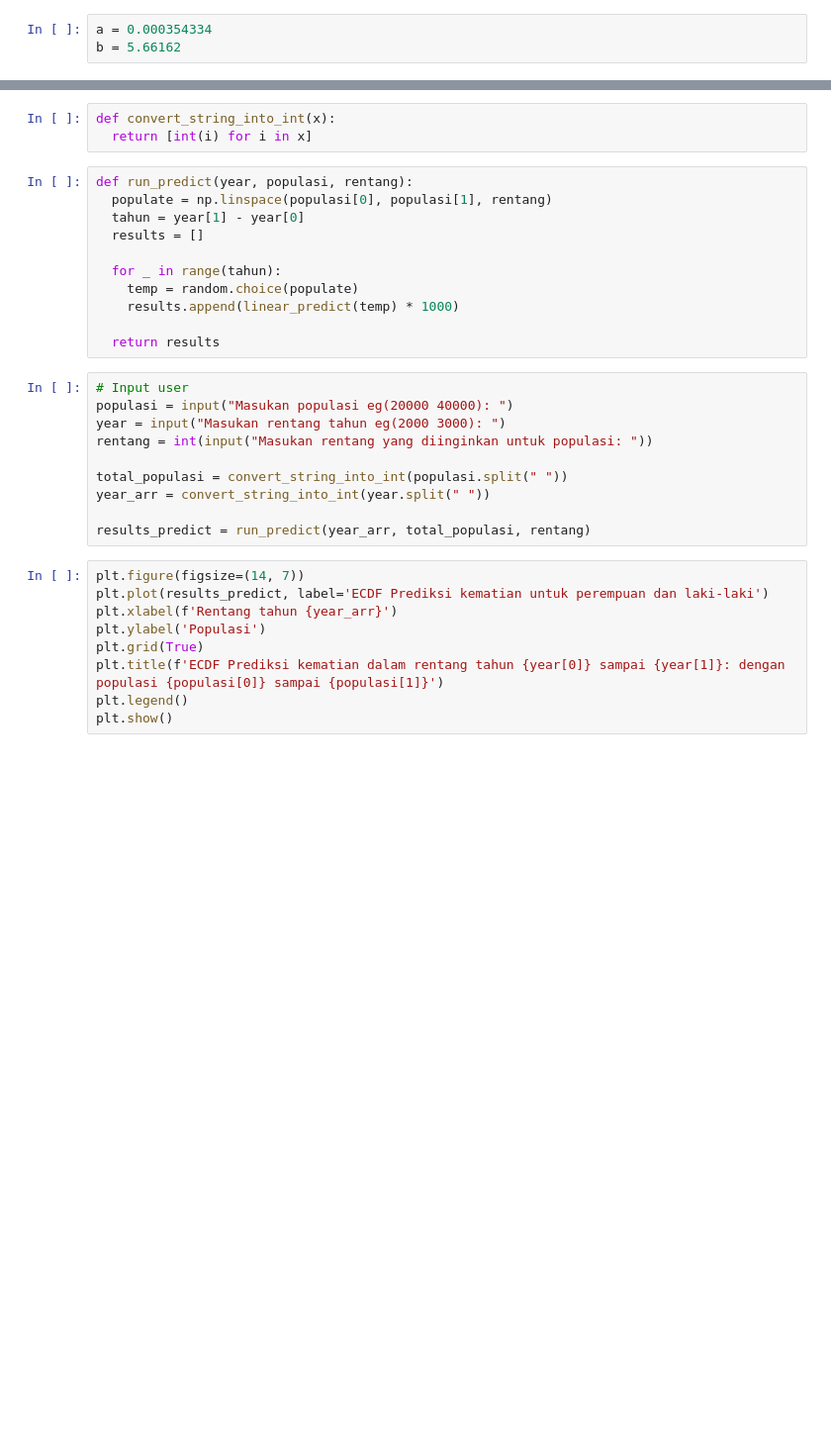
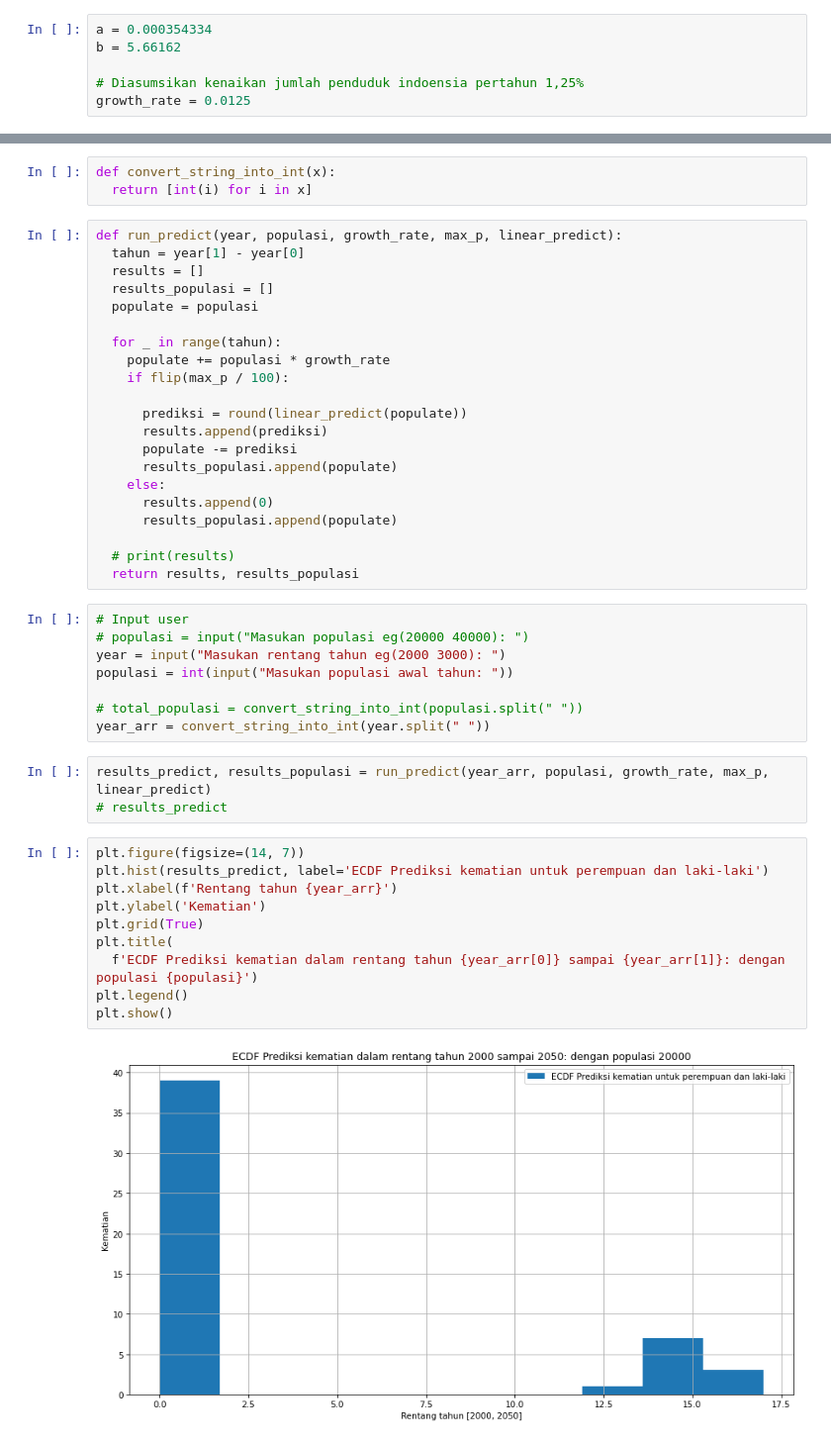
Before and after one commit to RH203/modsim-final-project, a Jupyter notebook: modsim_final_project.ipynb, the cells around one changed output, grey strips where cells are left out. Shown at 99% size. Drawn from its saved outputs; the diff is of its cells as text; blank space fills up the shorter version.

```diff
--- a/modsim_final_project.ipynb
+++ b/modsim_final_project.ipynb
@@ -360,3 +614,6 @@ f(x) = 0.000354334x + 5.66162
 # %%
 a = 0.000354334
 b = 5.66162
+
+# Diasumsikan kenaikan jumlah penduduk indoensia pertahun 1,25%
+growth_rate = 0.0125
@@ -369,32 +642,46 @@ def linear_predict(x):
 def convert_string_into_int(x):
   return [int(i) for i in x]
 # %%
-def run_predict(year, populasi, rentang):
-  populate = np.linspace(populasi[0], populasi[1], rentang)
+def run_predict(year, populasi, growth_rate, max_p, linear_predict):
   tahun = year[1] - year[0]
   results = []
+  results_populasi = []
+  populate = populasi
 
   for _ in range(tahun):
-    temp = random.choice(populate)
-    results.append(linear_predict(temp) * 1000)
+    populate += populasi * growth_rate
+    if flip(max_p / 100):
 
-  return results
+      prediksi = round(linear_predict(populate))
+      results.append(prediksi)
+      populate -= prediksi
+      results_populasi.append(populate)
+    else:
+      results.append(0)
+      results_populasi.append(populate)
+
+  # print(results)
+  return results, results_populasi
 # %%
 # Input user
-populasi = input("Masukan populasi eg(20000 40000): ")
+# populasi = input("Masukan populasi eg(20000 40000): ")
 year = input("Masukan rentang tahun eg(2000 3000): ")
-rentang = int(input("Masukan rentang yang diinginkan untuk populasi: "))
+populasi = int(input("Masukan populasi awal tahun: "))
 
-total_populasi = convert_string_into_int(populasi.split(" "))
+# total_populasi = convert_string_into_int(populasi.split(" "))
 year_arr = convert_string_into_int(year.split(" "))
-
-results_predict = run_predict(year_arr, total_populasi, rentang)
+# %%
+results_predict, results_populasi = run_predict(year_arr, populasi, growth_rate, max_p, linear_predict)
+# results_predict
 # %%
 plt.figure(figsize=(14, 7))
-plt.plot(results_predict, label='ECDF Prediksi kematian untuk perempuan dan laki-laki')
+plt.hist(results_predict, label='ECDF Prediksi kematian untuk perempuan dan laki-laki')
 plt.xlabel(f'Rentang tahun {year_arr}')
-plt.ylabel('Populasi')
+plt.ylabel('Kematian')
 plt.grid(True)
-plt.title(f'ECDF Prediksi kematian dalam rentang tahun {year[0]} sampai {year[1]}: dengan populasi {populasi[0]} sampai {populasi[1]}')
+plt.title(
+  f'ECDF Prediksi kematian dalam rentang tahun {year_arr[0]} sampai {year_arr[1]}: dengan populasi {populasi}')
 plt.legend()
 plt.show()
+# %% [output]
+[figure, added]
```
Also changed, not shown: parts of 26 cells of this notebook.
